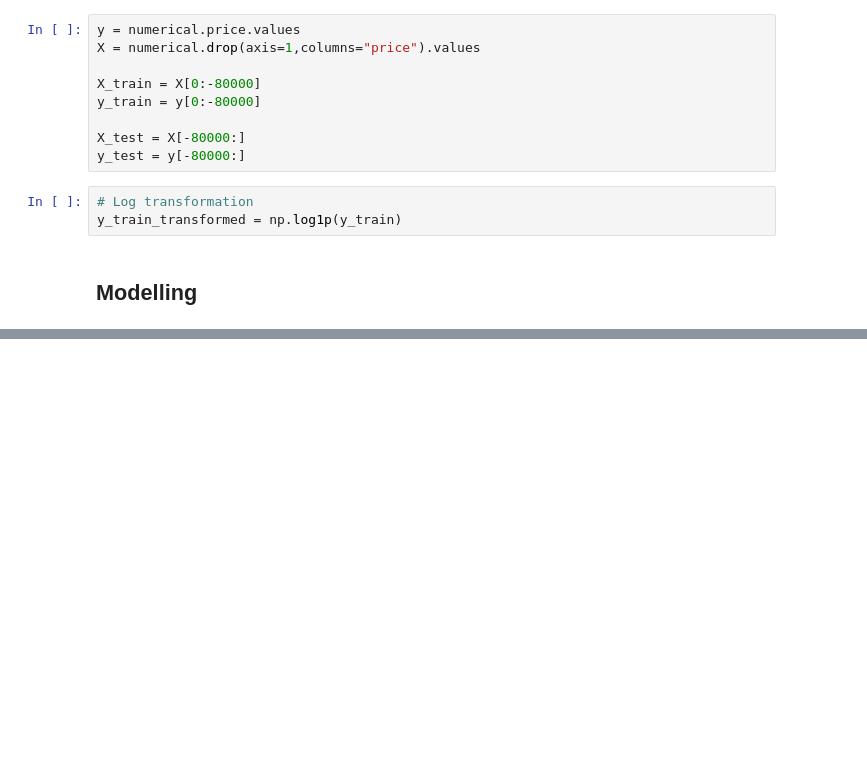
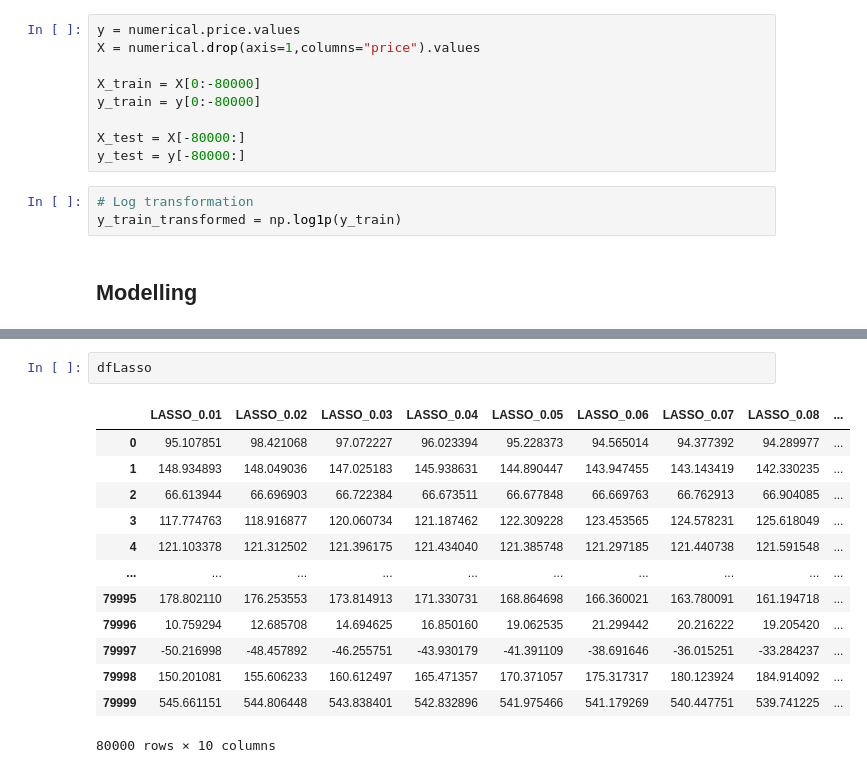
Before and after one commit to kieranthakkar/amazonOptimiser, a Jupyter notebook: project.ipynb, the cells around one changed output, grey strips where cells are left out. Drawn from its saved outputs; the diff is of its cells as text; blank space fills up the shorter version.

```diff
--- a/project.ipynb
+++ b/project.ipynb
@@ -187,0 +195,16 @@ y_pred_LR = np.expm1(y_pred_LR)
+# %%
+dfLasso
+# %% [output]
+|  | LASSO_0.01 | LASSO_0.02 | LASSO_0.03 | LASSO_0.04 | LASSO_0.05 | LASSO_0.06 | LASSO_0.07 | LASSO_0.08 | ... |
+| 0 | 95.107851 | 98.421068 | 97.072227 | 96.023394 | 95.228373 | 94.565014 | 94.377392 | 94.289977 | ... |
+| 1 | 148.934893 | 148.049036 | 147.025183 | 145.938631 | 144.890447 | 143.947455 | 143.143419 | 142.330235 | ... |
+| 2 | 66.613944 | 66.696903 | 66.722384 | 66.673511 | 66.677848 | 66.669763 | 66.762913 | 66.904085 | ... |
+| 3 | 117.774763 | 118.916877 | 120.060734 | 121.187462 | 122.309228 | 123.453565 | 124.578231 | 125.618049 | ... |
+| 4 | 121.103378 | 121.312502 | 121.396175 | 121.434040 | 121.385748 | 121.297185 | 121.440738 | 121.591548 | ... |
+| ... | ... | ... | ... | ... | ... | ... | ... | ... | ... |
+| 79995 | 178.802110 | 176.253553 | 173.814913 | 171.330731 | 168.864698 | 166.360021 | 163.780091 | 161.194718 | ... |
+| 79996 | 10.759294 | 12.685708 | 14.694625 | 16.850160 | 19.062535 | 21.299442 | 20.216222 | 19.205420 | ... |
+| 79997 | -50.216998 | -48.457892 | -46.255751 | -43.930179 | -41.391109 | -38.691646 | -36.015251 | -33.284237 | ... |
+| 79998 | 150.201081 | 155.606233 | 160.612497 | 165.471357 | 170.371057 | 175.317317 | 180.123924 | 184.914092 | ... |
+| 79999 | 545.661151 | 544.806448 | 543.838401 | 542.832896 | 541.975466 | 541.179269 | 540.447751 | 539.741225 | ... |
+80000 rows × 10 columns
```
Also changed, not shown: parts of 19 cells of this notebook.
